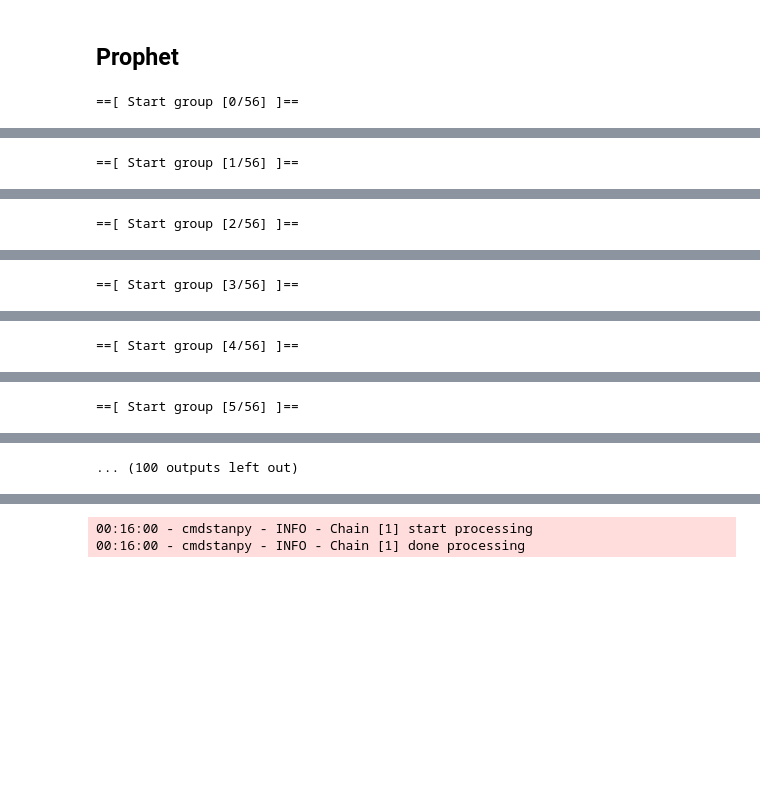
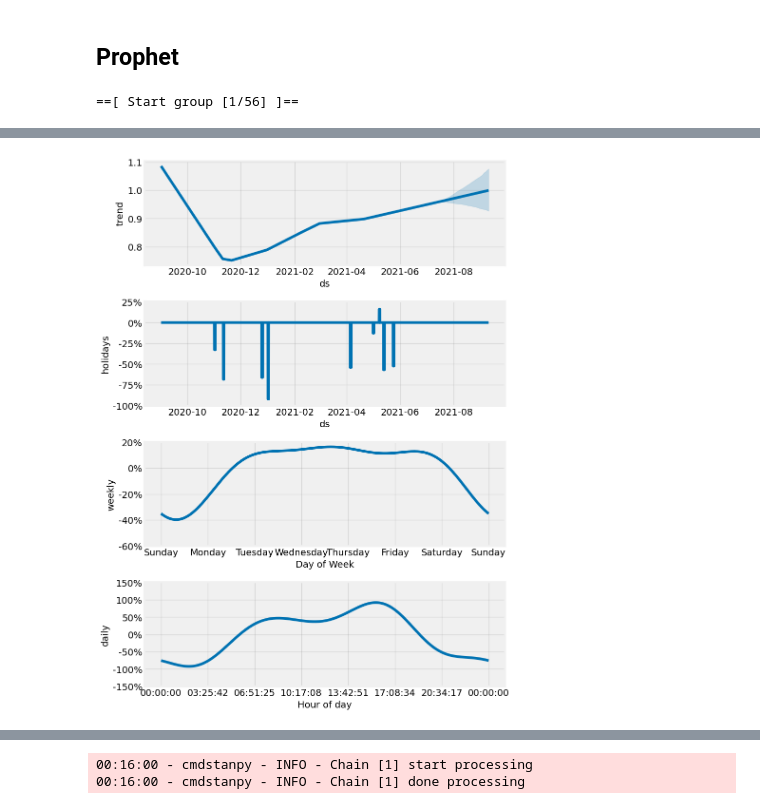
Before and after one commit to nicolamassari/bike_counters_team, a Jupyter notebook: Models/CatBoost + Prophet.ipynb, the cells around one changed output, grey strips where cells are left out. Saved outputs shown, nothing was run; the diff lists cells and outputs as text; code cells hidden in the pictures; blank space fills up the shorter version.

```diff
--- a/Models/CatBoost + Prophet.ipynb
+++ b/Models/CatBoost + Prophet.ipynb
@@ -293,6 +207,7 @@ def prophet_fit_pred(
         data["group"] == group
     ]  # To test on a single group only, for simplicity
 
+    data = data.sort_values(['ds'])
     data = data[["ds", "y"]]
 
     # Define the test set for prophet as the last 60 days
@@ -411,7 +326,7 @@ y_true = pd.DataFrame(columns=["ds", "y", "group"])
 
 forecast = pd.DataFrame()
 
-for i, grp in enumerate(data["counter_name"].unique()):
+for i, grp in enumerate(data["counter_name"].unique()[:1]):
 
     print(f"\n==[ Start group [{i+1}/{data['counter_name'].nunique()}] ]==")
 
@@ -419,7 +334,7 @@ for i, grp in enumerate(data["counter_name"].unique()):
         columns={"date": "ds", "log_bike_count": "y", "counter_name": "group"}
     ).sort_values(["group", "ds"])
 
-    pred, test, components = prophet_fit_pred(data_prophet, grp)
+    pred, test, components = prophet_fit_pred(data_prophet, grp, plot_components=1)
     components["group"] = grp
     pred["group"] = grp
     test["group"] = grp
@@ -430,4 +345,4 @@ for i, grp in enumerate(data["counter_name"].unique()):
     y_hat = pd.concat([y_hat, pred])
     y_true = pd.concat([y_true, test])
 # %% [output]
-==[ Start group [0/56] ]==
+==[ Start group [1/56] ]==
@@ -436 +350,0 @@ for i, grp in enumerate(data["counter_name"].unique()):
-==[ Start group [1/56] ]==
@@ -439 +350,0 @@ for i, grp in enumerate(data["counter_name"].unique()):
-==[ Start group [2/56] ]==
@@ -442 +350,0 @@ for i, grp in enumerate(data["counter_name"].unique()):
-==[ Start group [3/56] ]==
@@ -445 +350,0 @@ for i, grp in enumerate(data["counter_name"].unique()):
-==[ Start group [4/56] ]==
@@ -448 +350,0 @@ for i, grp in enumerate(data["counter_name"].unique()):
-==[ Start group [5/56] ]==
@@ -451,4 +351,4 @@ for i, grp in enumerate(data["counter_name"].unique()):
-... (100 outputs left out)
+[figure, added]
 # %%
 print(
     f"Test set, RMSE={mean_squared_error(y_true.iloc[:,1], y_hat.iloc[:,1], squared=False):.2f}"
```
Also changed, not shown: parts of 4 cells of this notebook, 6 other files.
